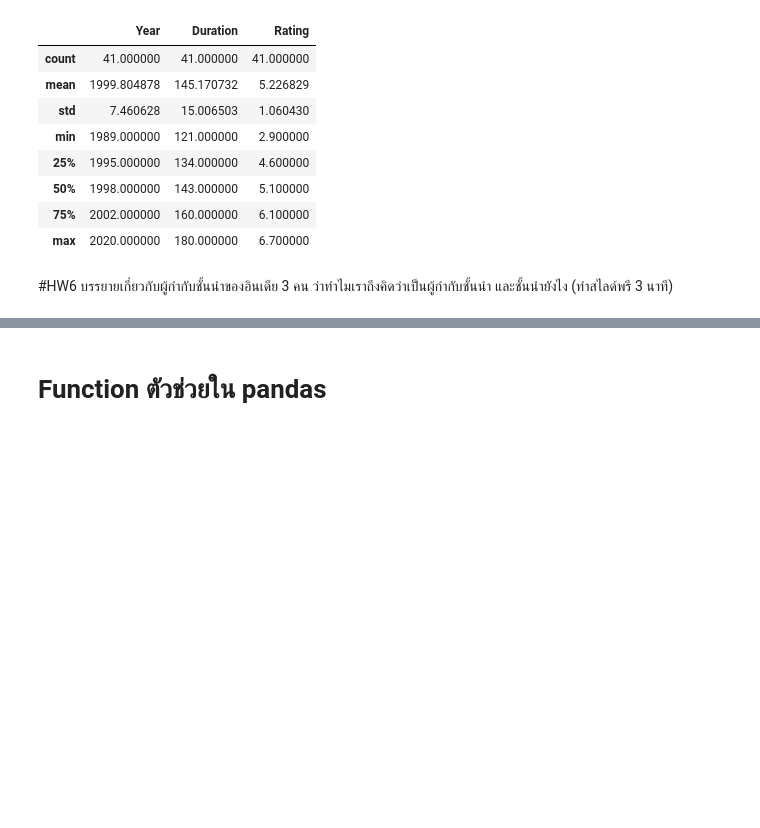
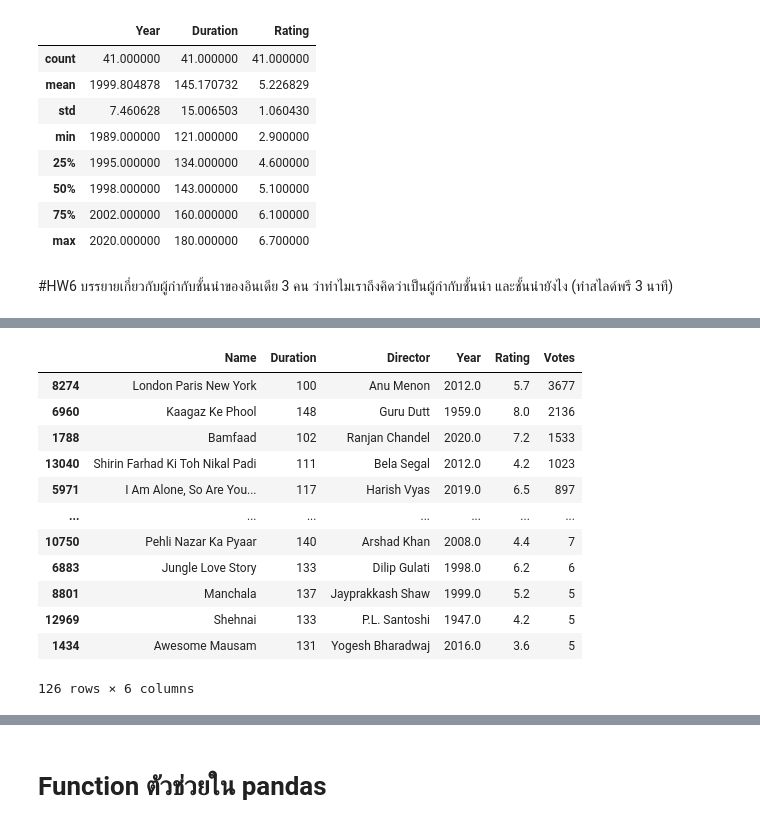
Before and after one commit to Arisarayangyoo/Python_dataviz2024, a Jupyter notebook: Pandas101_2024.ipynb, the cells around one changed output, grey strips where cells are left out. Drawn from its saved outputs; the diff is of its cells as text; code cells hidden in the pictures; blank space fills up the shorter version.

```diff
--- a/Pandas101_2024.ipynb
+++ b/Pandas101_2024.ipynb
@@ -1030,0 +1065,27 @@ movie_df[movie_df['Director'] == most_frequent_director].describe()
+# %%
+# หา Director ที่กำกับหนัง Genre Romance มากที่สุด
+# กรองข้อมูลสำหรับ Genre Romance
+drama_df = movie_df[movie_df['Genre'] == 'Romance']
+
+# เรียงลำดับตาม Votes และ Rating (จากมากไปน้อย)
+sorted_drama_df = drama_df.sort_values(by=['Votes', 'Rating'], ascending=[False, False])
+
+# สร้างตารางใหม่โดยเลือกเฉพาะคอลัมน์ที่ต้องการ
+result_df = sorted_drama_df[['Name','Duration', 'Director', 'Year', 'Rating', 'Votes']]
+
+# แสดงตารางผลลัพธ์
+result_df
+# %% [output]
+|  | Name | Duration | Director | Year | Rating | Votes |
+| 8274 | London Paris New York | 100 | Anu Menon | 2012.0 | 5.7 | 3677 |
+| 6960 | Kaagaz Ke Phool | 148 | Guru Dutt | 1959.0 | 8.0 | 2136 |
+| 1788 | Bamfaad | 102 | Ranjan Chandel | 2020.0 | 7.2 | 1533 |
+| 13040 | Shirin Farhad Ki Toh Nikal Padi | 111 | Bela Segal | 2012.0 | 4.2 | 1023 |
+| 5971 | I Am Alone, So Are You... | 117 | Harish Vyas | 2019.0 | 6.5 | 897 |
+| ... | ... | ... | ... | ... | ... | ... |
+| 10750 | Pehli Nazar Ka Pyaar | 140 | Arshad Khan | 2008.0 | 4.4 | 7 |
+| 6883 | Jungle Love Story | 133 | Dilip Gulati | 1998.0 | 6.2 | 6 |
+| 8801 | Manchala | 137 | Jayprakkash Shaw | 1999.0 | 5.2 | 5 |
+| 12969 | Shehnai | 133 | P.L. Santoshi | 1947.0 | 4.2 | 5 |
+| 1434 | Awesome Mausam | 131 | Yogesh Bharadwaj | 2016.0 | 3.6 | 5 |
+126 rows × 6 columns
```
Also changed, not shown: parts of 6 cells of this notebook.
